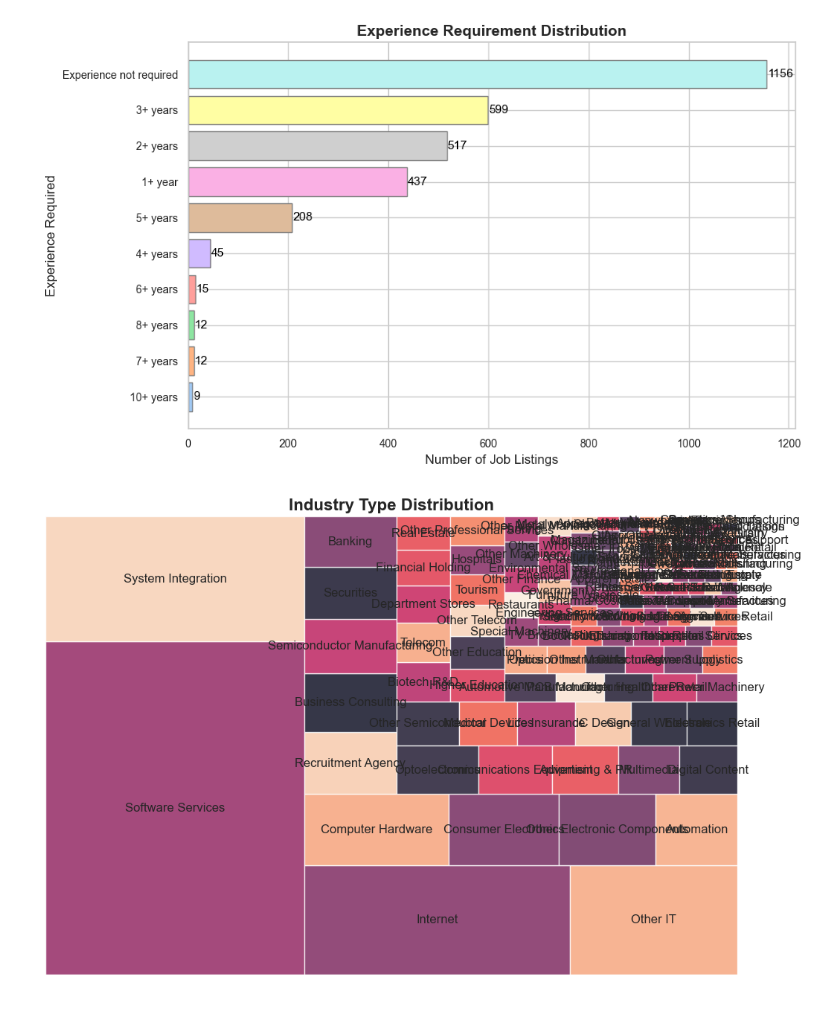
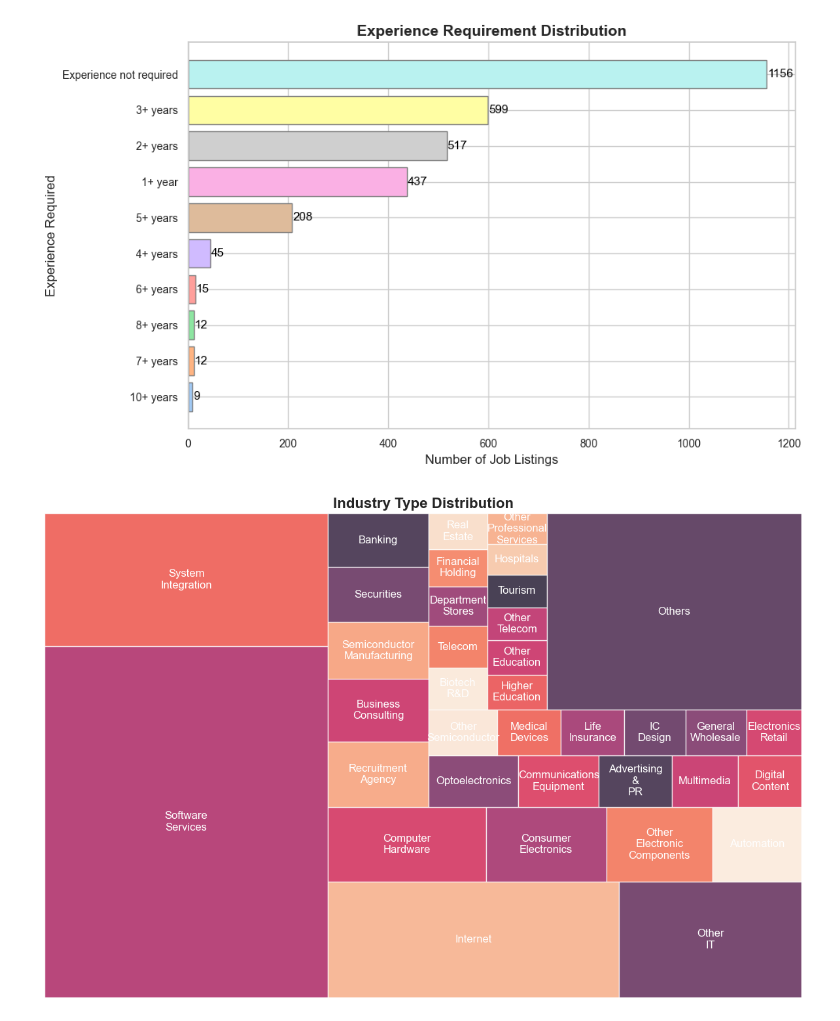
Before and after one commit to bolin0330/engineer-market-analyzer, a Jupyter notebook: analyze.ipynb, the cells around one changed output. Cells and saved outputs as stored; diff of their text form; code cells hidden in the pictures.

```diff
--- a/analyze.ipynb
+++ b/analyze.ipynb
@@ -87,16 +84,31 @@ plt.tight_layout()
 plt.show()
 # %% [output]
 [figure]
-# %%
-# Treemap: coIndustryDesc_en
-industry_counts = df["coIndustryDesc_en"].value_counts()
-plt.figure(figsize=(12, 8))
-squarify.plot(sizes=industry_counts.values, label=industry_counts.index, alpha=0.8)
-plt.axis('off')
-plt.title("Industry Type Distribution", fontsize=16, weight='bold')
-plt.show()
-# %% [output]
-[figure, removed]
+# %%
+# Treemap: coIndustryDesc_en
+industry_counts = df["coIndustryDesc_en"].value_counts()
+top_n = 35
+industry_top = industry_counts[:top_n]
+industry_other = industry_counts[top_n:].sum()
+
+industry_combined = industry_top.copy()
+industry_combined["Others"] = industry_other
+
+labels = [label.replace(' ', '\n') for label in industry_combined.index]
+
+plt.figure(figsize=(12, 8))
+squarify.plot(
+    sizes=industry_combined.values,
+    label=labels,
+    alpha=0.8,
+    text_kwargs={'color': 'white'}
+)
+plt.axis('off')
+plt.title("Industry Type Distribution", fontsize=16, weight='bold')
+plt.tight_layout()
+plt.show()
+# %% [output]
+[figure, added]
 # %%
 # Word Cloud: coIndustryDesc_en
 industry_freq = industry_counts.to_dict()
```
Also changed, not shown: parts of 7 cells of this notebook.
